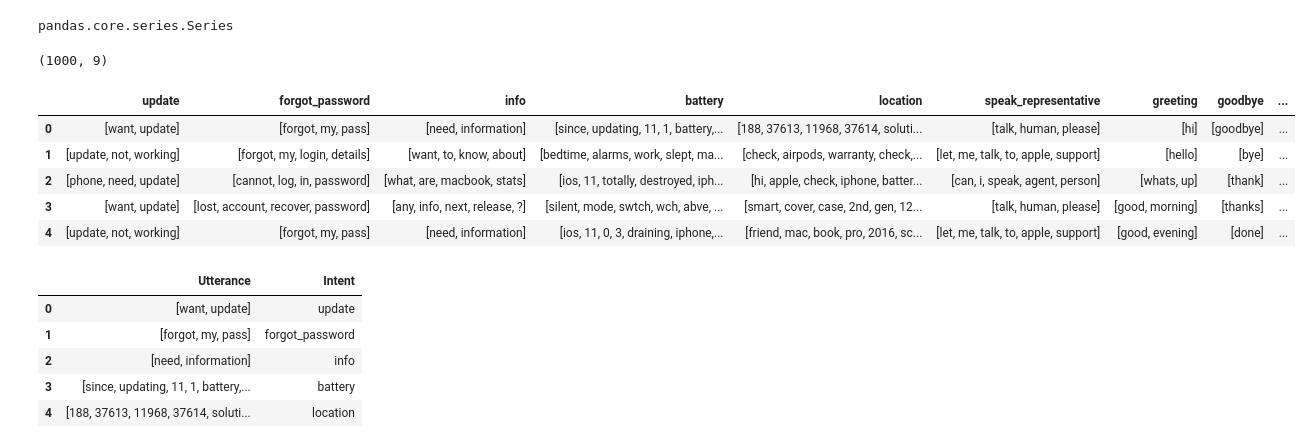
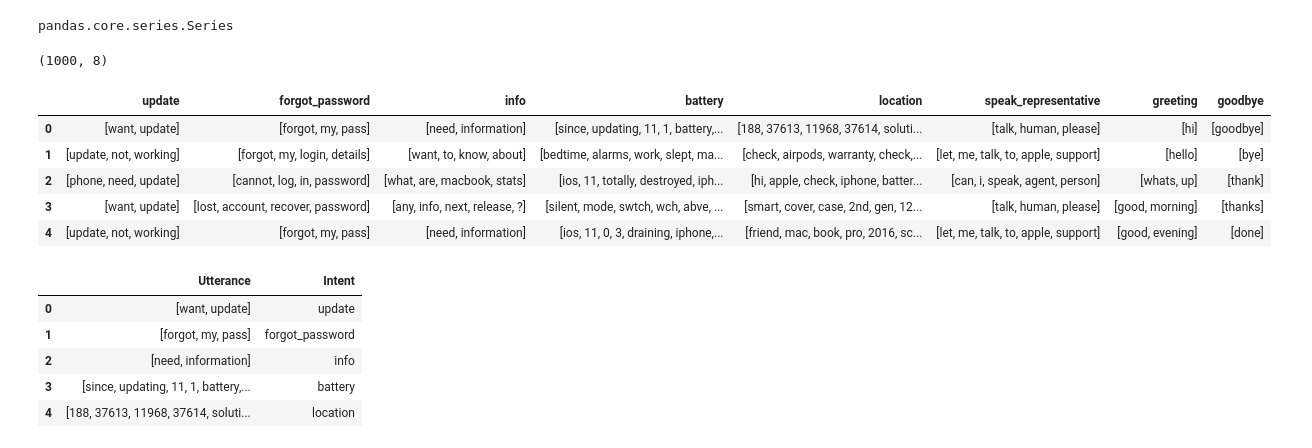
Before and after one commit to tw1270/Chatbot, a Jupyter notebook: Different types of Chatbot/twitter_chatbot/Apple Chatbot.ipynb, the cells around one changed output. Saved outputs shown, nothing was run; the diff lists cells and outputs as text; code cells hidden in the pictures.

```diff
--- a/Different types of Chatbot/twitter_chatbot/Apple Chatbot.ipynb
+++ b/Different types of Chatbot/twitter_chatbot/Apple Chatbot.ipynb
@@ -684,84 +665,55 @@ pandas.core.series.Series
 # %%
-import math
 ## storing the intents
 train = pd.DataFrame()
 
-## create some intent
-def generate_intent(target, itag):
-    similar_doc = model.docvecs.most_similar(itag,topn = target)
-    # Getting just the indexes
-    indexes = [int(i[0]) for i in similar_doc]
-#     intent_indexes[intent_name] = indexes
-    # Actually seeing the top 1000 Tweets similar to the 0th Tweet which seems to be about updates
-    # Adding just the values, not the index
-    # Tokenizing the output
-    return list(ct.iloc[indexes].values)
-
-# Updating train data
+# adding to the train df
 for intent_name, itag in intents_tags.items():
     train[intent_name] = generate_intent(1000, itag)
 
-# 2. Manually added intents
-# These are the remainder intents
+
 manually_added_intents = {
     'speak_representative': [['talk','human','please'],
                              ['let','me','talk','to','apple','support'],
                              ['can','i','speak','agent','person']],
     'greeting': [['hi'],['hello'], ['whats','up'], ['good','morning'],
                  ['good','evening'], ['good','night']],
-    'goodbye': [['goodbye'],['bye'],['thank'],['thanks'], ['done']],
-    'challenge_robot': [['robot','human'], ['are','you','robot'],
-                       ['who','are','you']]
-}
+    'goodbye': [['goodbye'],['bye'],['thank'],['thanks'], ['done']] }
 
-# Inserting manually added intents to data
-
-def insert_manually(target, prototype):
-    ''' Taking a prototype tokenized document to repeat until
-    you get length target'''
-    factor = math.ceil(target / len(prototype))
-    content = prototype * factor
-    return [content[i] for i in range(target)]
 
 # Updating training data
 for intent_name in manually_added_intents.keys():
     train[intent_name] = insert_manually(1000, [*manually_added_intents[intent_name]])
 
-# 3. Adding in the hybrid intents
+# 3. Adding in the new intents
 
-hybrid_intents = {'update':(300,700,[['want','update'], ['update','not','working'],
+new_intents = {'update':(300,700,[['want','update'], ['update','not','working'],
                                      ['phone','need','update']],
                             intents_tags['update']),
                   'info': (800,200, [['need','information'],
                                        ['want','to','know','about'], ['what','are','macbook','stats'],
                                     ['any','info','next','release','?']],
                              intents_tags['info']),
                   'forgot_password': (600,400, [['forgot','my','pass'], ['forgot','my','login'
                                 ,'details'], ['cannot','log','in','password'],['lost','account','recover','password']],
                              intents_tags['forgot_password'])
                  }
-
-def insert_hybrid(manual_target, generated_target, prototype, itag):
-    return insert_manually(manual_target, prototype) + list(generate_intent(generated_target, itag))
-
 # Updating training data
-for intent_name, args in hybrid_intents.items():
+for intent_name, args in new_intents.items():
     train[intent_name] = insert_hybrid(*args)
 
-# 4. Converting to long dataframe from wide that my NN model can read in for the next notebook - and wrangling
-neat_train = pd.DataFrame(train.T.unstack()).reset_index().iloc[:,1:].rename(columns={'level_1':'Intent', 0: 'Utterance'})
+training = pd.DataFrame(train.T.unstack()).reset_index().iloc[:,1:].rename(columns={'level_1':'Intent', 0: 'Utterance'})
 # Reordering
-neat_train = neat_train[['Utterance','Intent']]
+training = training[['Utterance','Intent']]
 
 
 print(train.shape)
 train.head()
 # %% [output]
-(1000, 9)
+(1000, 8)
-|  | update | forgot_password | info | battery | location | speak_representative | greeting | goodbye | ... |
-| 0 | [want, update] | [forgot, my, pass] | [need, information] | [since, updating, 11, 1, battery,... | [188, 37613, 11968, 37614, soluti... | [talk, human, please] | [hi] | [goodbye] | ... |
-| 1 | [update, not, working] | [forgot, my, login, details] | [want, to, know, about] | [bedtime, alarms, work, slept, ma... | [check, airpods, warranty, check,... | [let, me, talk, to, apple, support] | [hello] | [bye] | ... |
-| 2 | [phone, need, update] | [cannot, log, in, password] | [what, are, macbook, stats] | [ios, 11, totally, destroyed, iph... | [hi, apple, check, iphone, batter... | [can, i, speak, agent, person] | [whats, up] | [thank] | ... |
-| 3 | [want, update] | [lost, account, recover, password] | [any, info, next, release, ?] | [silent, mode, swtch, wch, abve, ... | [smart, cover, case, 2nd, gen, 12... | [talk, human, please] | [good, morning] | [thanks] | ... |
-| 4 | [update, not, working] | [forgot, my, pass] | [need, information] | [ios, 11, 0, 3, draining, iphone,... | [friend, mac, book, pro, 2016, sc... | [let, me, talk, to, apple, support] | [good, evening] | [done] | ... |
+|  | update | forgot_password | info | battery | location | speak_representative | greeting | goodbye |
+| 0 | [want, update] | [forgot, my, pass] | [need, information] | [since, updating, 11, 1, battery,... | [188, 37613, 11968, 37614, soluti... | [talk, human, please] | [hi] | [goodbye] |
+| 1 | [update, not, working] | [forgot, my, login, details] | [want, to, know, about] | [bedtime, alarms, work, slept, ma... | [check, airpods, warranty, check,... | [let, me, talk, to, apple, support] | [hello] | [bye] |
+| 2 | [phone, need, update] | [cannot, log, in, password] | [what, are, macbook, stats] | [ios, 11, totally, destroyed, iph... | [hi, apple, check, iphone, batter... | [can, i, speak, agent, person] | [whats, up] | [thank] |
+| 3 | [want, update] | [lost, account, recover, password] | [any, info, next, release, ?] | [silent, mode, swtch, wch, abve, ... | [smart, cover, case, 2nd, gen, 12... | [talk, human, please] | [good, morning] | [thanks] |
+| 4 | [update, not, working] | [forgot, my, pass] | [need, information] | [ios, 11, 0, 3, draining, iphone,... | [friend, mac, book, pro, 2016, sc... | [let, me, talk, to, apple, support] | [good, evening] | [done] |
 # %%
```
Also changed, not shown: parts of 10 cells of this notebook, 1 other file.
